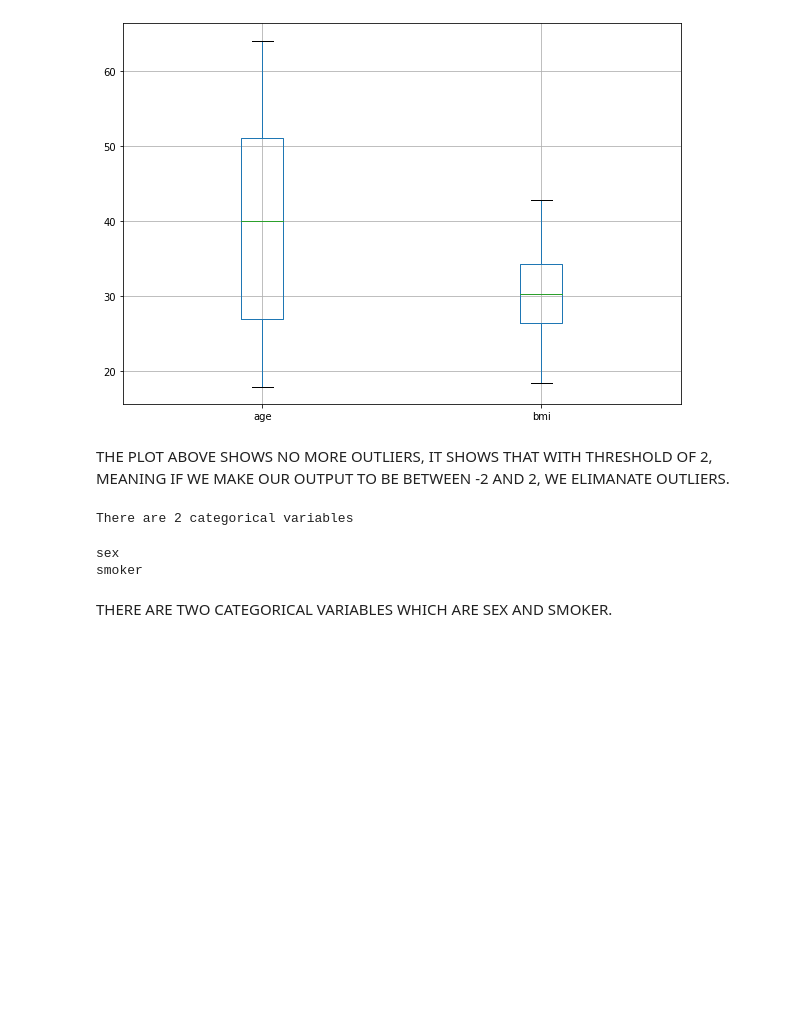
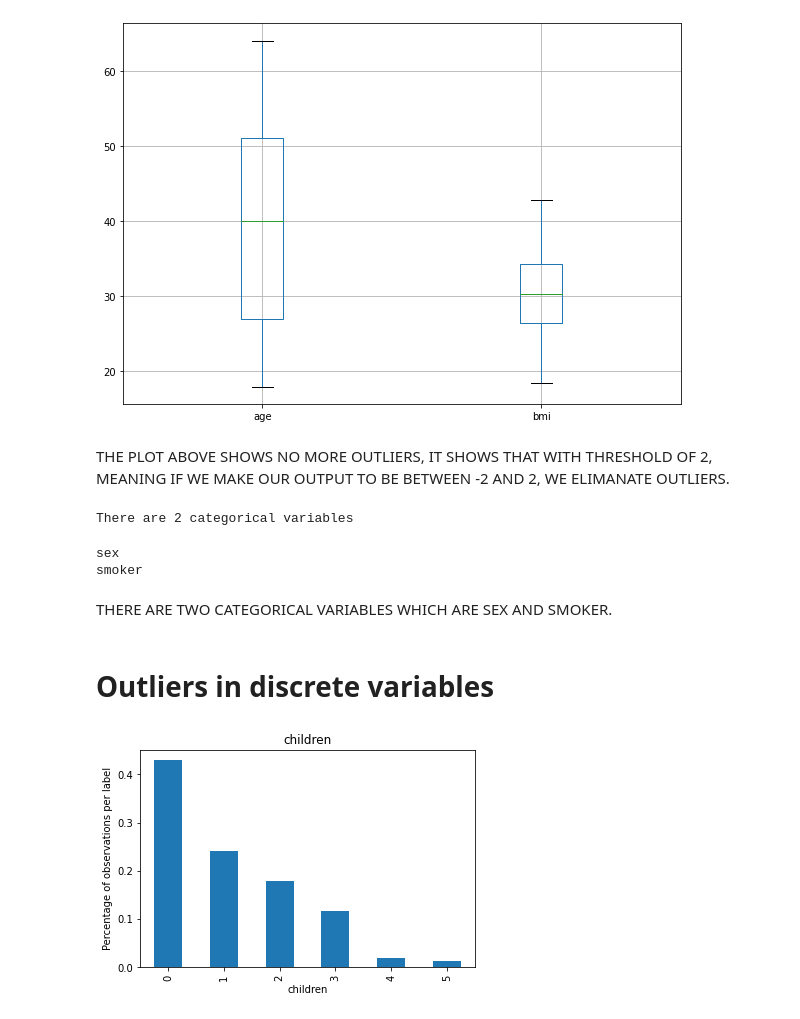
Before and after one commit to nketsang/ADSGIT, a Jupyter notebook: assignment7.ipynb, the cells around one changed output. Saved outputs shown, nothing was run; the diff lists cells and outputs as text; code cells hidden in the pictures; blank space fills up the shorter version.

```diff
--- a/assignment7.ipynb
+++ b/assignment7.ipynb
@@ -172,8 +172,8 @@ KeyError: '[False] not found in axis'
 # %% [markdown]
 Also we need to drop region in our data
 # %%
-df=df.drop(['region'],axis=1)
-df.head()
+df1=df.drop(['region'],axis=1)
+df1.head()
 # %% [output]
 |  | age | sex | bmi | children | smoker | charges |
 | 0 | 19 | female | 27.900 | 0 | yes | 16884.92400 |
@@ -334,3 +334,16 @@ sex
 smoker
 # %% [markdown]
 THERE ARE TWO CATEGORICAL VARIABLES WHICH ARE SEX AND SMOKER.
+# %% [markdown]
+# Outliers in discrete variables
+# %%
+# outlies in discrete variables
+for var in numerical_discrete:
+    (df.groupby(var)[var].count() / np.float(len(df))).plot.bar()
+    plt.ylabel('Percentage of observations per label')
+    plt.title(var)
+    plt.show()
+    #print(data[var].value_counts() / np.float(len(data)))
+    print()
+# %% [output]
+[figure, added]
```
Also changed, not shown: parts of 16 cells of this notebook.
